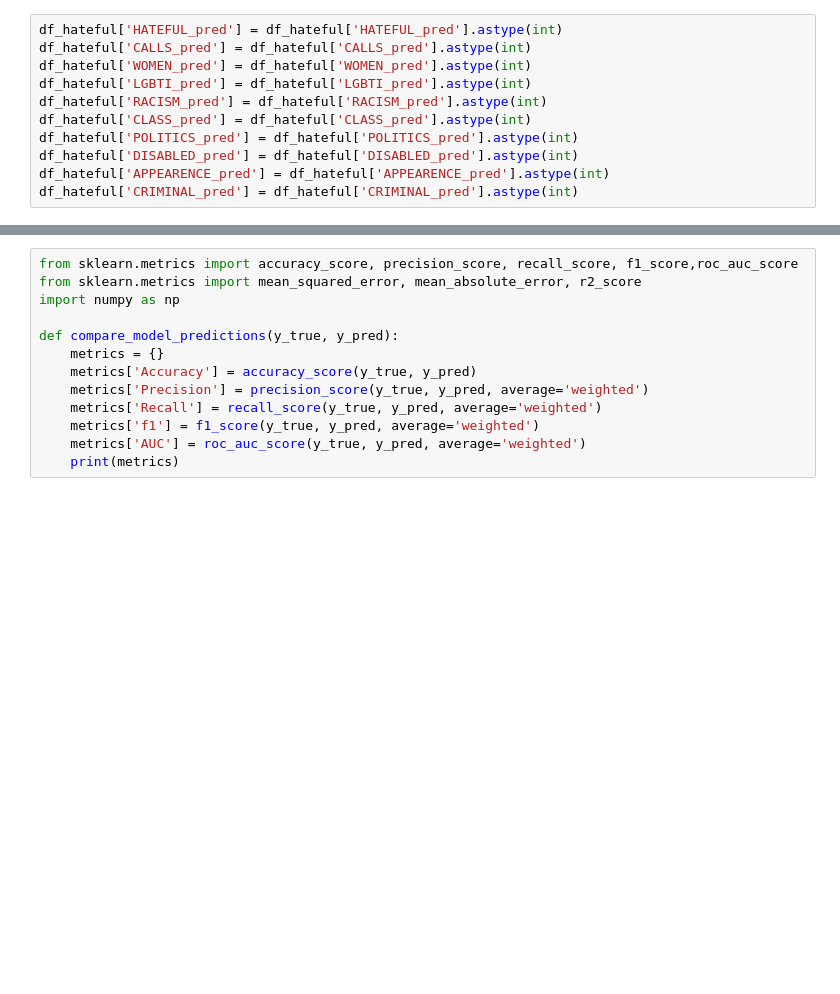
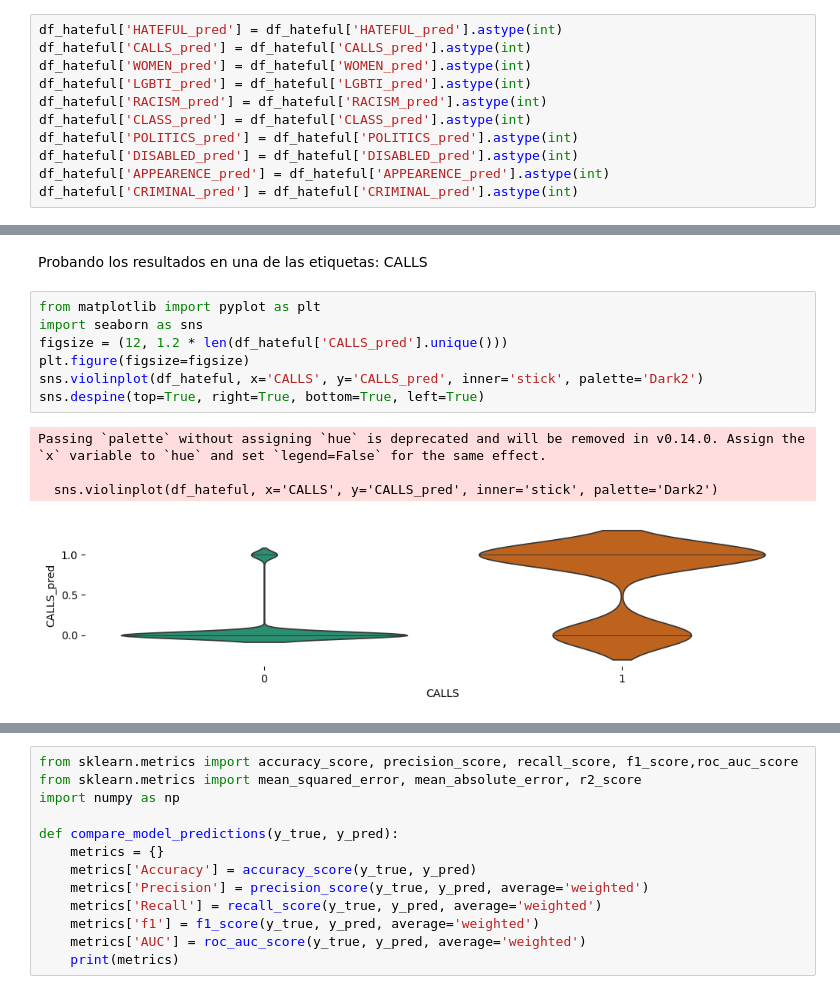
Before and after one commit to natdebandi/hate_speech_ar, a Jupyter notebook: 2_GPT_evaluate_batch_multi.ipynb, the cells around one changed output, grey strips where cells are left out. Drawn from its saved outputs; the diff is of its cells as text; blank space fills up the shorter version.

```diff
--- a/2_GPT_evaluate_batch_multi.ipynb
+++ b/2_GPT_evaluate_batch_multi.ipynb
@@ -313,0 +314,14 @@ Passing `palette` without assigning `hue` is deprecated and will be removed in v
+# %% [markdown]
+Probando los resultados en una de las etiquetas: CALLS
+# %%
+from matplotlib import pyplot as plt
+import seaborn as sns
+figsize = (12, 1.2 * len(df_hateful['CALLS_pred'].unique()))
+plt.figure(figsize=figsize)
+sns.violinplot(df_hateful, x='CALLS', y='CALLS_pred', inner='stick', palette='Dark2')
+sns.despine(top=True, right=True, bottom=True, left=True)
+# %% [output]
+Passing `palette` without assigning `hue` is deprecated and will be removed in v0.14.0. Assign the `x` variable to `hue` and set `legend=False` for the same effect.
+
+  sns.violinplot(df_hateful, x='CALLS', y='CALLS_pred', inner='stick', palette='Dark2')
+[figure, added]
```
Also changed, not shown: parts of 8 cells of this notebook.
